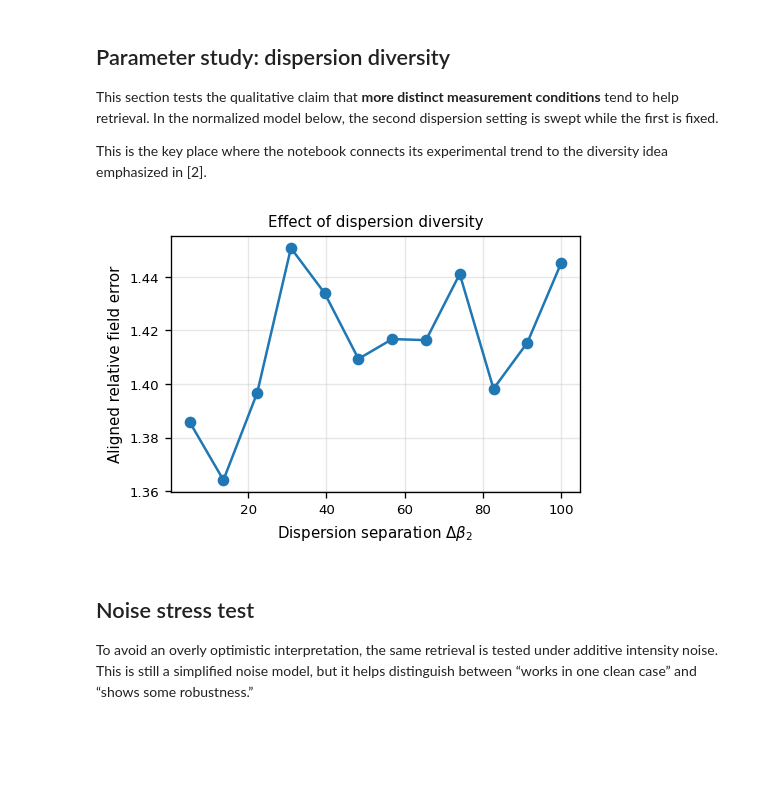
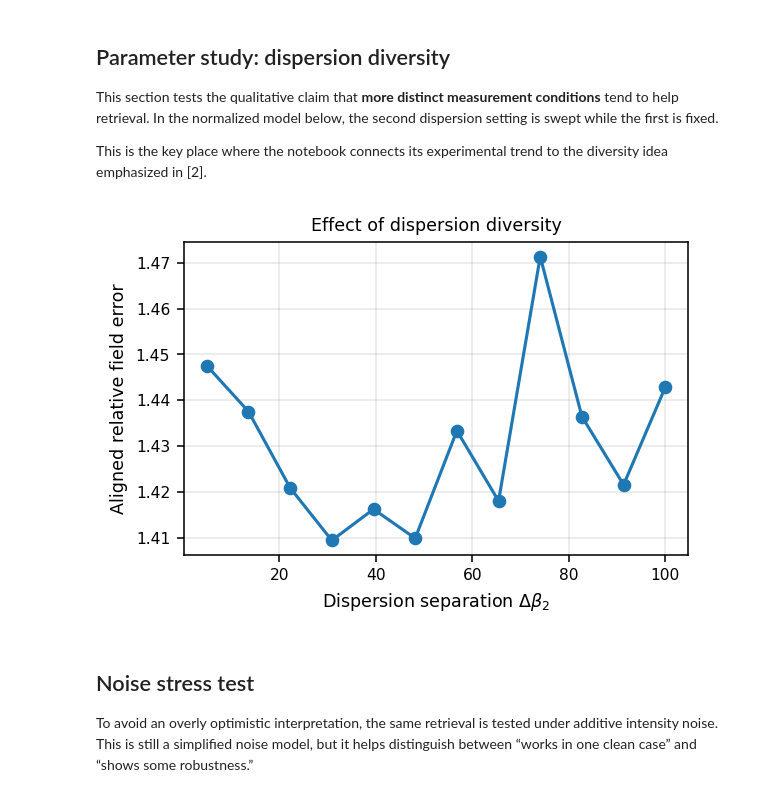
Before and after one commit to ColinsCoding/Dispersion-Assisted-GS-Phase-Recovery, a Jupyter notebook: final_phase_retrieval_clean_cited.ipynb, the cells around one changed output. Saved outputs shown, nothing was run; the diff lists cells and outputs as text; code cells hidden in the pictures; blank space fills up the shorter version.

```diff
--- a/final_phase_retrieval_clean_cited.ipynb
+++ b/final_phase_retrieval_clean_cited.ipynb
@@ -52,9 +53,9 @@ A compact test signal is used as ground truth. To avoid an overly easy example,
 def generate_signal(N=1024, ripple_scale=0.8):
     t = np.linspace(-1.0, 1.0, N, endpoint=False)
     amplitude = np.exp(-(t / 0.45) ** 2)
-    phase = 5.0 * t**2 + ripple_scale * np.sin(6.0 * np.pi * t)
-    field = amplitude * np.exp(1j * phase)
-    return t, field
+    true_phase = 5.0 * t**2 + ripple_scale * np.sin(6.0 * np.pi * t)
+    field = amplitude * np.exp(1j * true_phase)
+    return t, amplitude, true_phase, field
 # %% [markdown]
 ## Dispersive propagation model
 
@@ -88,8 +89,13 @@ def align_global_phase(field_rec, field_true):
     return field_rec * np.exp(-1j * phase_offset)
 
 def relative_field_error(field_rec, field_true):
-    field_rec = align_global_phase(field_rec, field_true)
-    return np.linalg.norm(field_rec - field_true) / (np.linalg.norm(field_true) + 1e-12)
+    aligned = align_global_phase(field_rec, field_true)
+    return np.linalg.norm(aligned - field_true) / (np.linalg.norm(field_true) + 1e-12)
+
+def remove_linear_phase(t, phase):
+    coeff = np.polyfit(t, phase, 1)
+    trend = np.polyval(coeff, t)
+    return phase - trend, coeff
 # %% [markdown]
 ## Gerchberg–Saxton-style retrieval
 
@@ -110,8 +116,13 @@ def gs_dual_dispersion(intensity_1, intensity_2, beta2_1, beta2_2, iterations=80
     error_plane_2 = []
 
     for _ in range(iterations):
-        field = np.sqrt(intensity_1) * np.exp(1j * np.angle(apply_dispersion(field, beta2_1)))
-        field = np.sqrt(intensity_2) * np.exp(1j * np.angle(apply_dispersion(field, beta2_2)))
+        field_1 = apply_dispersion(field, beta2_1)
+        field_1 = np.sqrt(intensity_1) * np.exp(1j * np.angle(field_1))
+
+        field_2 = apply_dispersion(field_1, beta2_2 - beta2_1)
+        field_2 = np.sqrt(intensity_2) * np.exp(1j * np.angle(field_2))
+
+        field = apply_dispersion(field_2, -beta2_2)
 
         pred_1 = measure_intensity(apply_dispersion(field, beta2_1))
         pred_2 = measure_intensity(apply_dispersion(field, beta2_2))
@@ -184,12 +250,12 @@ A single plot is not enough to justify interpretation. This section repeats the
 trial_errors = []
 
 for trial in range(200):
-    _, field_true_trial = generate_signal()
+    _, _, _, field_true_trial = generate_signal()
     intensity_1 = measure_intensity(apply_dispersion(field_true_trial, beta2_1))
     intensity_2 = measure_intensity(apply_dispersion(field_true_trial, beta2_2))
 
     field_rec_trial, _, _ = gs_dual_dispersion(
-        intensity_1, intensity_2, beta2_1, beta2_2, iterations=80, seed=trial
+        intensity_1, intensity_2, beta2_1, beta2_2, iterations=100, seed=trial
     )
     trial_errors.append(relative_field_error(field_rec_trial, field_true_trial))
 
@@ -218,28 +284,28 @@ This is the key place where the notebook connects its experimental trend to the
 # %%
 dispersion_deltas = np.linspace(5.0, 100.0, 12)
 dispersion_errors = []
 
 for delta in dispersion_deltas:
-    _, field_true_delta = generate_signal()
+    _, _, _, field_true_delta = generate_signal()
     intensity_1 = measure_intensity(apply_dispersion(field_true_delta, beta2_1))
     intensity_2 = measure_intensity(apply_dispersion(field_true_delta, beta2_1 + delta))
 
     field_rec_delta, _, _ = gs_dual_dispersion(
-        intensity_1, intensity_2, beta2_1, beta2_1 + delta, iterations=80, seed=3
+        intensity_1, intensity_2, beta2_1, beta2_1 + delta, iterations=100, seed=3
     )
     dispersion_errors.append(relative_field_error(field_rec_delta, field_true_delta))
 
 dispersion_errors = np.asarray(dispersion_errors)
 
 fig, ax = plt.subplots()
 ax.plot(dispersion_deltas, dispersion_errors, marker="o")
-ax.set_xlabel(r"Dispersion separation $\Delta\beta_2$")
+ax.set_xlabel(r"Dispersion separation $\Delta \beta_2$")
 ax.set_ylabel("Aligned relative field error")
 ax.set_title("Effect of dispersion diversity")
 plt.tight_layout()
 plt.show()
 # %% [output]
-[figure, old version]
+[figure, new version]
 # %% [markdown]
 ## Noise stress test
 
```
Also changed, not shown: parts of 7 cells of this notebook.
